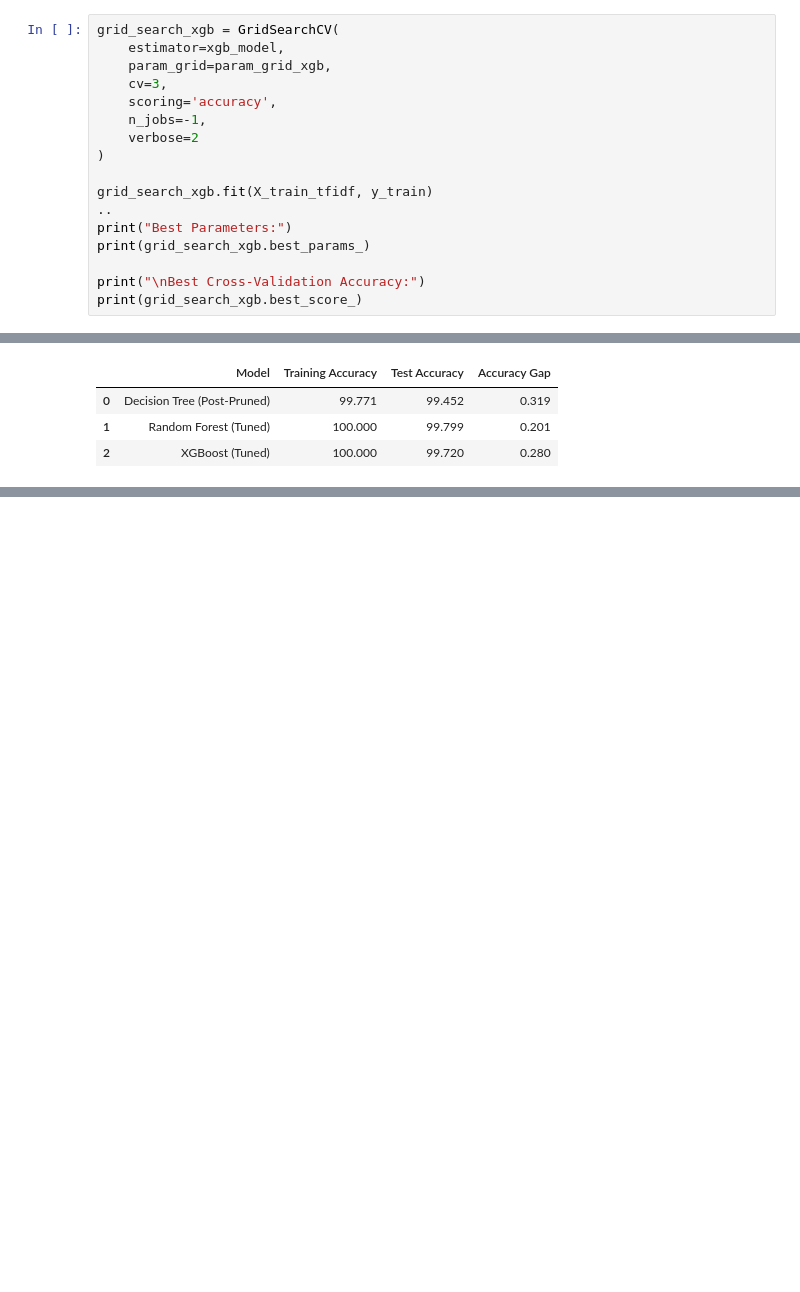
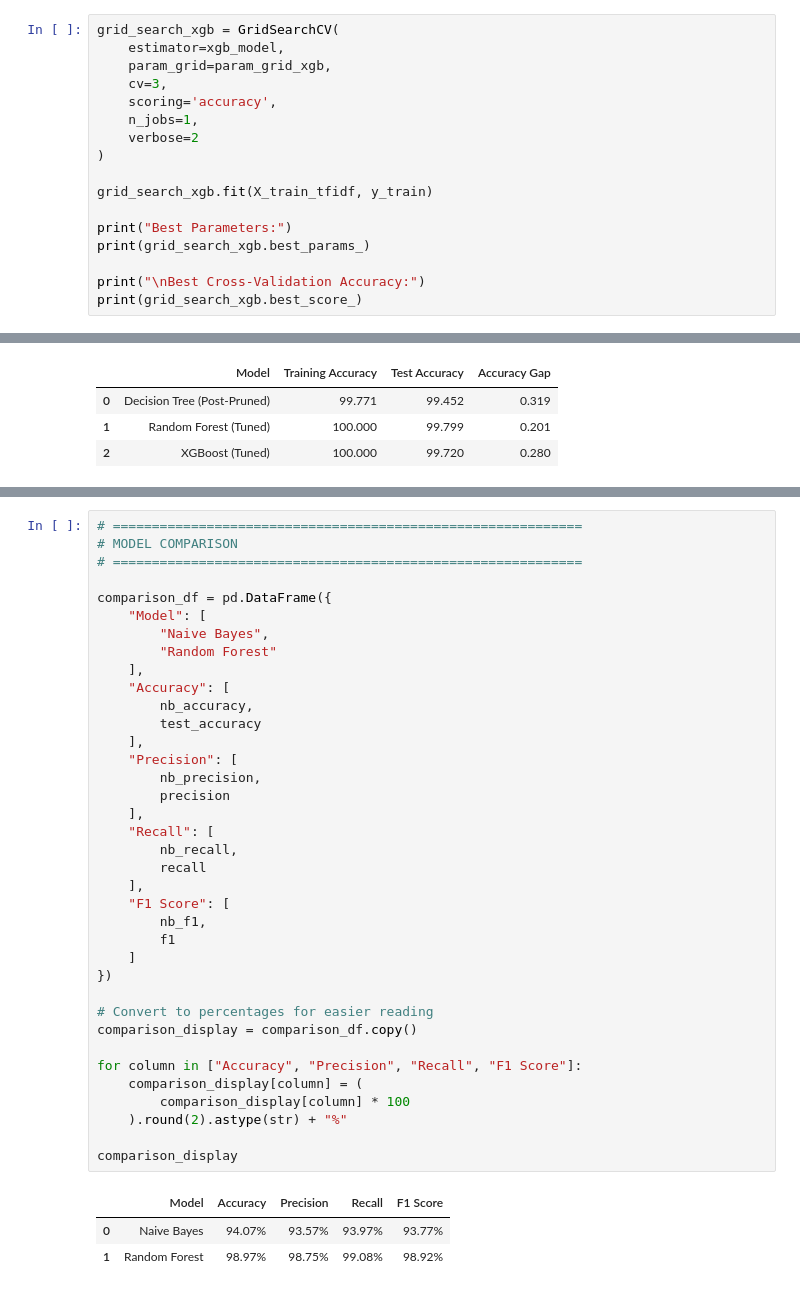
Before and after one commit to lagnajitashome/Explainable-AI-News-Intelligence-System, a Jupyter notebook: notebooks/fake_news_model.ipynb, the cells around one changed output, grey strips where cells are left out. Cells and saved outputs as stored; diff of their text form; blank space fills up the shorter version.

```diff
--- a/notebooks/fake_news_model.ipynb
+++ b/notebooks/fake_news_model.ipynb
@@ -903,12 +1091,12 @@ grid_search_xgb = GridSearchCV(
     param_grid=param_grid_xgb,
     cv=3,
     scoring='accuracy',
-    n_jobs=-1,
+    n_jobs=1,
     verbose=2
 )
 
 grid_search_xgb.fit(X_train_tfidf, y_train)
-..
+
 print("Best Parameters:")
 print(grid_search_xgb.best_params_)
 
@@ -1174,0 +1605,41 @@ TF-IDF vectorizer saved successfully!
+# %%
+# ============================================================
+# MODEL COMPARISON
+# ============================================================
+
+comparison_df = pd.DataFrame({
+    "Model": [
+        "Naive Bayes",
+        "Random Forest"
+    ],
+    "Accuracy": [
+        nb_accuracy,
+        test_accuracy
+    ],
+    "Precision": [
+        nb_precision,
+        precision
+    ],
+    "Recall": [
+        nb_recall,
+        recall
+    ],
+    "F1 Score": [
+        nb_f1,
+        f1
+    ]
+})
+
+# Convert to percentages for easier reading
+comparison_display = comparison_df.copy()
+
+for column in ["Accuracy", "Precision", "Recall", "F1 Score"]:
+    comparison_display[column] = (
+        comparison_display[column] * 100
+    ).round(2).astype(str) + "%"
+
+comparison_display
+# %% [output]
+|  | Model | Accuracy | Precision | Recall | F1 Score |
+| 0 | Naive Bayes | 94.07% | 93.57% | 93.97% | 93.77% |
+| 1 | Random Forest | 98.97% | 98.75% | 99.08% | 98.92% |
```
Also changed, not shown: parts of 18 cells of this notebook, 7 other files.
